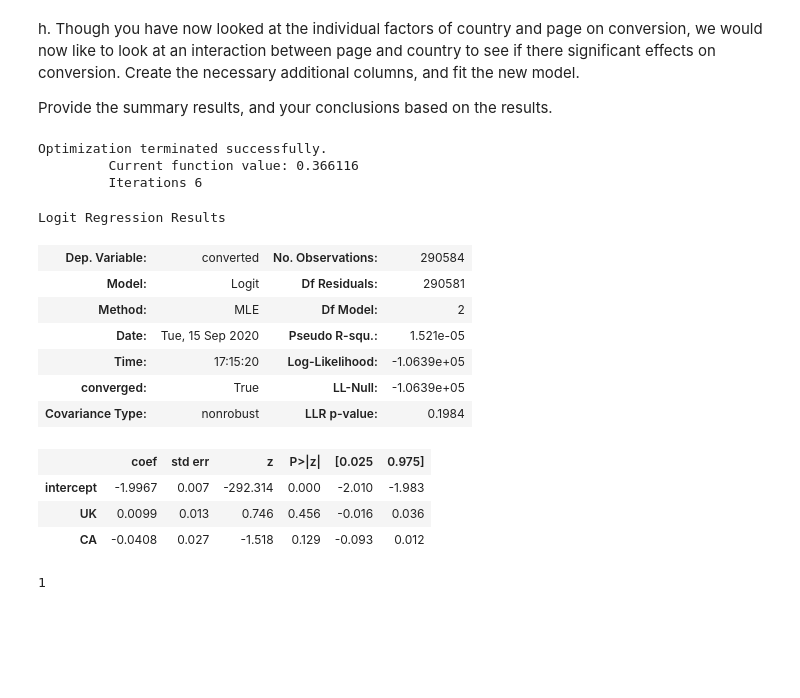
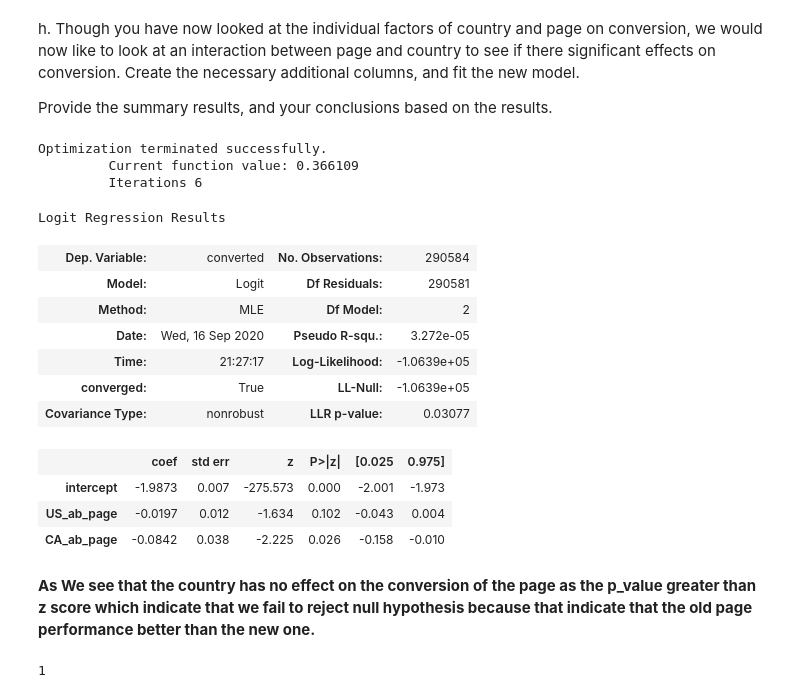
Before and after one commit to MohamedRamadanYakoup/A-B-Testing, a Jupyter notebook: Analyze_ab_test_results_notebook.ipynb, the cells around one changed output. Saved outputs shown, nothing was run; the diff lists cells and outputs as text; code cells hidden in the pictures; blank space fills up the shorter version.

```diff
--- a/Analyze_ab_test_results_notebook.ipynb
+++ b/Analyze_ab_test_results_notebook.ipynb
@@ -387,31 +383,36 @@ df_new
 | 655535 | CA | 2017-01-09 13:30:47.524512 | treatment | new_page | 0 | 1 | 1 | 1 | 0 | 0 |
 | 934996 | UK | 2017-01-09 00:30:08.377677 | control | old_page | 0 | 1 | 0 | 0 | 1 | 0 |
 290584 rows × 10 columns
+# %%
+df_new['US_ab_page'] = df_new['US'] * df_new['ab_page']
+df_new['CA_ab_page'] = df_new['CA'] * df_new['ab_page']
 # %% [markdown]
 h. Though you have now looked at the individual factors of country and page on conversion, we would now like to look at an interaction between page and country to see if there significant effects on conversion.  Create the necessary additional columns, and fit the new model.
 
 Provide the summary results, and your conclusions based on the results.
 # %%
 ### Fit Your Linear Model And Obtain the Results
-log_mod = sm.Logit(df_new['converted'], df_new[['intercept','UK','CA']])
+log_mod = sm.Logit(df_new['converted'], df_new[['intercept','US_ab_page','CA_ab_page']])
 mod_result = log_mod.fit()
 mod_result.summary()
 # %% [output]
 Optimization terminated successfully.
-         Current function value: 0.366116
+         Current function value: 0.366109
          Iterations 6
 Logit Regression Results
 | Dep. Variable: | converted | No. Observations: | 290584 |
 | Model: | Logit | Df Residuals: | 290581 |
 | Method: | MLE | Df Model: | 2 |
-| Date: | Tue, 15 Sep 2020 | Pseudo R-squ.: | 1.521e-05 |
-| Time: | 17:15:20 | Log-Likelihood: | -1.0639e+05 |
+| Date: | Wed, 16 Sep 2020 | Pseudo R-squ.: | 3.272e-05 |
+| Time: | 21:27:17 | Log-Likelihood: | -1.0639e+05 |
 | converged: | True | LL-Null: | -1.0639e+05 |
-| Covariance Type: | nonrobust | LLR p-value: | 0.1984 |
+| Covariance Type: | nonrobust | LLR p-value: | 0.03077 |
 |  | coef | std err | z | P>|z| | [0.025 | 0.975] |
-| intercept | -1.9967 | 0.007 | -292.314 | 0.000 | -2.010 | -1.983 |
-| UK | 0.0099 | 0.013 | 0.746 | 0.456 | -0.016 | 0.036 |
-| CA | -0.0408 | 0.027 | -1.518 | 0.129 | -0.093 | 0.012 |
+| intercept | -1.9873 | 0.007 | -275.573 | 0.000 | -2.001 | -1.973 |
+| US_ab_page | -0.0197 | 0.012 | -1.634 | 0.102 | -0.043 | 0.004 |
+| CA_ab_page | -0.0842 | 0.038 | -2.225 | 0.026 | -0.158 | -0.010 |
+# %% [markdown]
+**As We see that the country has no effect on the conversion of the page as the p_value greater than z score which indicate that we fail to reject null hypothesis because that indicate that the old page performance better than the new one.**
 # %%
 from subprocess import call
 call(['python', '-m', 'nbconvert', 'Analyze_ab_test_results_notebook.ipynb'])
```
Also changed, not shown: parts of 8 cells of this notebook.
